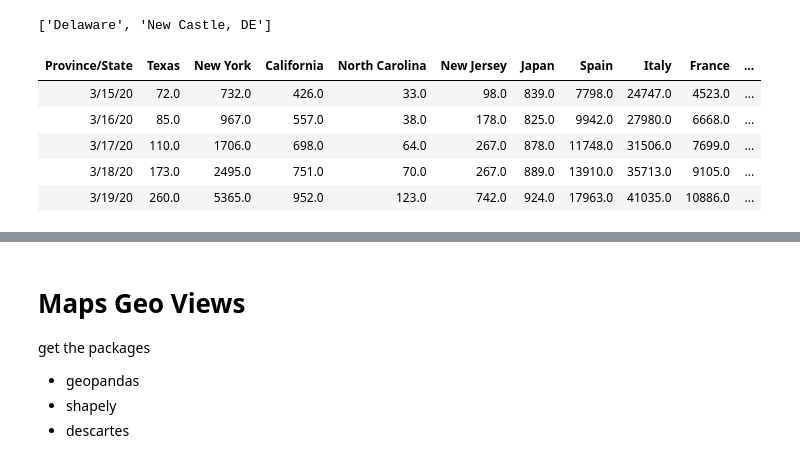
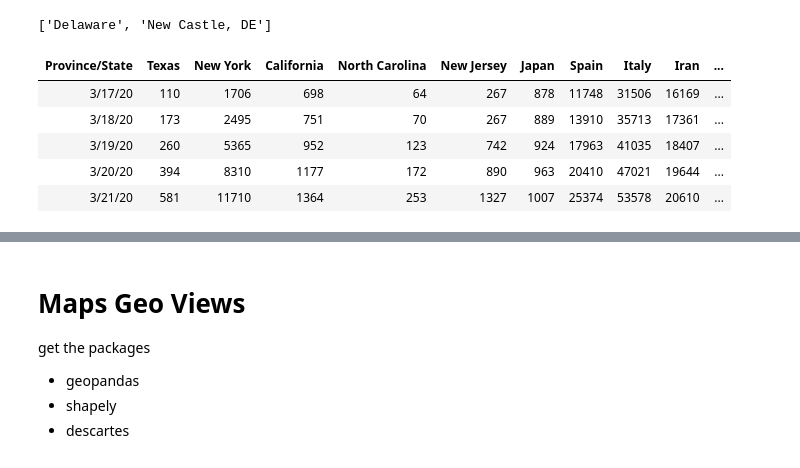
Before and after one commit to dougfoo/machineLearning, a Jupyter notebook: covid/COVID-Analysis-2.ipynb, the cells around one changed output, grey strips where cells are left out. Cells and saved outputs as stored; diff of their text form; code cells hidden in the pictures.

```diff
--- a/covid/COVID-Analysis-2.ipynb
+++ b/covid/COVID-Analysis-2.ipynb
@@ -136,9 +143,9 @@ nc.tail()
 # %%
-def findState(df, statefull, stateshort):
+def FindState(df, statefull, stateshort):
     states = [x for x in list(df['Province/State']) if stateshort in x or statefull == x]
     return states
 
-def extractState(df, statefull, stateshort):
+def ExtractState(df, statefull, stateshort):
     states = FindState(df,statefull,stateshort)
     pre = df[ df[ 'Province/State'].isin(states)].drop(columns=['Lat','Long'])
     pre['Province/State'] = statefull
@@ -195,25 +202,26 @@ for state,code in [('New York','NY'), ('New Jersey','NJ'), ('North Carolina','NC
 # %%
 confirmed_st = extractState(confirmed_us, 'Texas', 'TX')
 confirmed_st['New York'] = ExtractState(confirmed_us, 'New York', 'NY')
 confirmed_st['California'] = ExtractState(confirmed_us, 'California', 'CA')
 confirmed_st['North Carolina'] = ExtractState(confirmed_us, 'North Carolina', 'NC')
 confirmed_st['New Jersey'] = ExtractState(confirmed_us, 'New Jersey', 'NJ')
 
 confirmed_st['Japan'] = confirmed['Japan']
 confirmed_st['Spain'] = confirmed['Spain']
 confirmed_st['Italy'] = confirmed['Italy']
+confirmed_st['Iran'] = confirmed['Iran']
 confirmed_st['France'] = confirmed['France']
 confirmed_st['Korea, South'] = confirmed['Korea, South']
 confirmed_st['US'] = confirmed['US']
 
 confirmed_st.tail()
 # %% [output]
-| Province/State | Texas | New York | California | North Carolina | New Jersey | Japan | Spain | Italy | France | ... |
-| 3/15/20 | 72.0 | 732.0 | 426.0 | 33.0 | 98.0 | 839.0 | 7798.0 | 24747.0 | 4523.0 | ... |
-| 3/16/20 | 85.0 | 967.0 | 557.0 | 38.0 | 178.0 | 825.0 | 9942.0 | 27980.0 | 6668.0 | ... |
-| 3/17/20 | 110.0 | 1706.0 | 698.0 | 64.0 | 267.0 | 878.0 | 11748.0 | 31506.0 | 7699.0 | ... |
-| 3/18/20 | 173.0 | 2495.0 | 751.0 | 70.0 | 267.0 | 889.0 | 13910.0 | 35713.0 | 9105.0 | ... |
-| 3/19/20 | 260.0 | 5365.0 | 952.0 | 123.0 | 742.0 | 924.0 | 17963.0 | 41035.0 | 10886.0 | ... |
+| Province/State | Texas | New York | California | North Carolina | New Jersey | Japan | Spain | Italy | Iran | ... |
+| 3/17/20 | 110 | 1706 | 698 | 64 | 267 | 878 | 11748 | 31506 | 16169 | ... |
+| 3/18/20 | 173 | 2495 | 751 | 70 | 267 | 889 | 13910 | 35713 | 17361 | ... |
+| 3/19/20 | 260 | 5365 | 952 | 123 | 742 | 924 | 17963 | 41035 | 18407 | ... |
+| 3/20/20 | 394 | 8310 | 1177 | 172 | 890 | 963 | 20410 | 47021 | 19644 | ... |
+| 3/21/20 | 581 | 11710 | 1364 | 253 | 1327 | 1007 | 25374 | 53578 | 20610 | ... |
 # %%
 confirmed_st.tail(20).plot(figsize=(14,8))
 confirmed_st.apply(np.log).tail(15).plot(figsize=(14,8))
```
Also changed, not shown: parts of 13 cells of this notebook, 1 other file.
